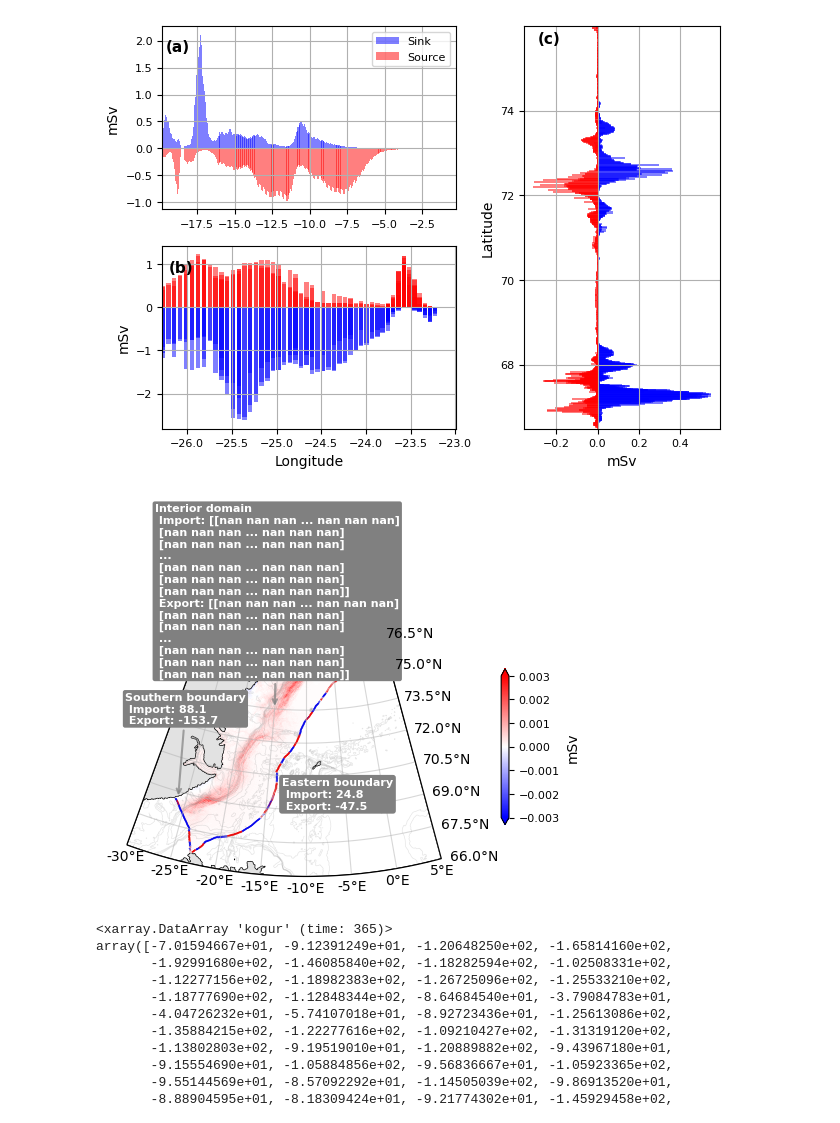
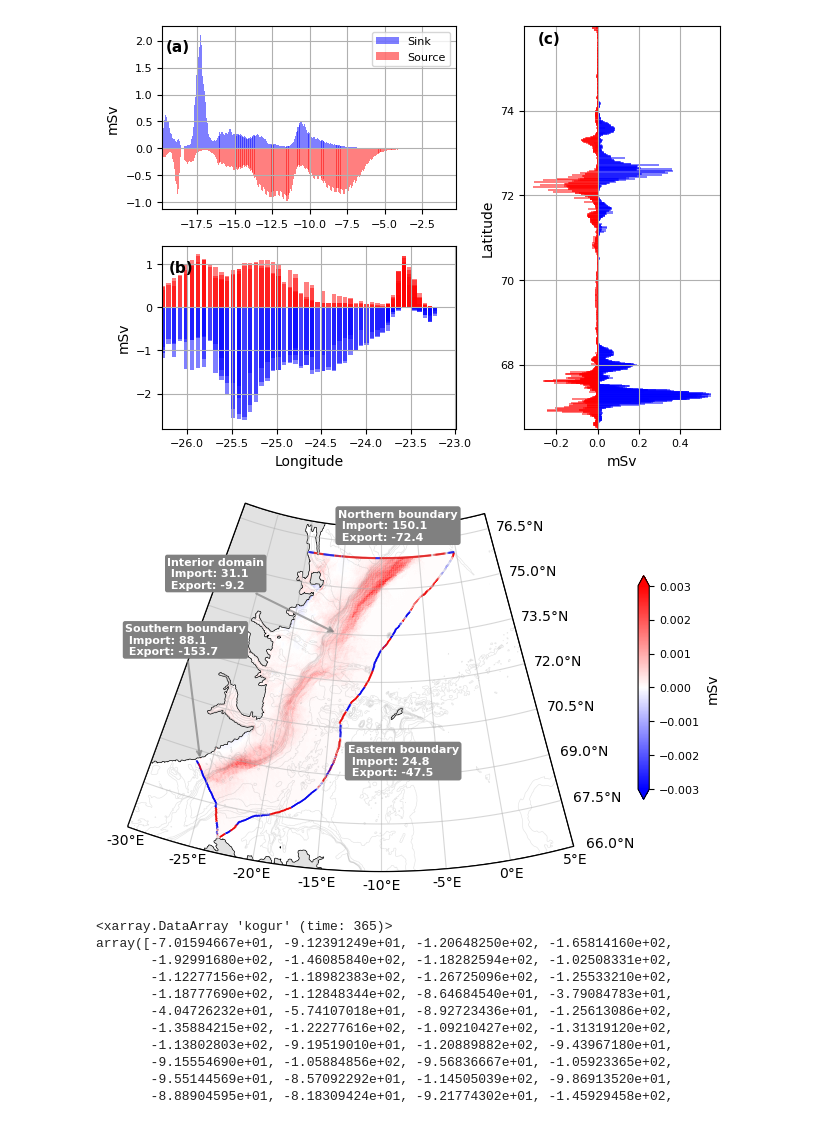
Before and after one commit to EirikKvamme/MScEirik, a Jupyter notebook: FW_budget/Full_FW_budget_76N.ipynb, the cells around one changed output. Saved outputs shown, nothing was run; the diff lists cells and outputs as text; code cells hidden in the pictures.

Commit message:
Fixed figures, and removed overlap between the boundaries and the interior domain

```diff
--- a/FW_budget/Full_FW_budget_76N.ipynb
+++ b/FW_budget/Full_FW_budget_76N.ipynb
@@ -175,0 +167,15 @@ Text(0.5, 1.0, 'Masked Data')
+# %%
+# Remove overlap from the interior domain with the boundaries
+
+XC_mask = XC_north + XC_east1 + XC_east2 + XC_south
+
+YC_mask = YC_north + YC_east1 + YC_east2 + YC_south
+
+# Ensure the lists are the same length
+assert len(XC_mask) == len(YC_mask), "XC_mask and YC_mask must be the same length"
+
+mask2_cond = depth.where(~mask)
+cond_bound = xr.ones_like(mask2_cond, dtype=bool)
+
+for x, y in zip(XC_mask, YC_mask):
+    cond_bound.loc[{"X": x, "Y": y}] = False
@@ -278,13 +340,7 @@ Attributes:
     standard_name:  oceFWflx
     long_name:      net surface Fresh-Water flux into the ocean (+=down), >0 ...
 # %%
-FW_input = FW_input.where(~mask)*area/1000 * 1/1000 # One m^3 is 1000L == 1000kg, thus to convert it into mSv we divide by 1/1000000
+# Convert the FW flux of the interior to mSv
 
-
+FW_input = FW_input.where(~mask).where(cond_bound)*area/1000 * 1/1000 # One m^3 is 1000L == 1000kg, thus to convert it into mSv we divide by 1/1000000
 FW_input_mean = FW_input.mean(dim='time')
-#FW_input2_mean = FW_input2.mean(dim='time')*area/1000 * 1/1000
-
-#FW_input3 = FW_input_m['SIempmr'].resample(time='D').mean(dim='time').where(~mask)*area/1000 * 1/1000
-#FW_input3_mean = FW_input3.mean(dim='time')
-# FW_input4 = FW_input_m['EXFevap'].resample(time='D').mean(dim='time').where(~mask)*area/1000
-# FW_input5 = FW_input_m['EXFpreci'].resample(time='D').mean(dim='time').where(~mask)*area/1000
@@ -645,36 +737,33 @@ codes = [Path.MOVETO] + [Path.LINETO] * (len(verts_proj) - 1) + [Path.CLOSEPOLY]
 path = Path(np.vstack([verts_proj, verts_proj[0]]), codes)
 patch = PathPatch(path, transform=ax.transData, edgecolor='black', facecolor='none')
 ax.add_patch(patch)
 
 # Set the boundary using the transformed path
 ax.set_boundary(patch.get_path(), transform=ax.transData)
 
 # Add gridlines without labels
 gl = ax.gridlines(draw_labels=False,alpha=0.5)
 
 # Manually add the labels for the bottom and right sides
 xticks = np.arange(extent[0]-10, extent[1]-10 + 1, 5)  # Adjust the range and step as needed
 yticks = np.arange(extent[2], extent[3] + 1, 1.5)  # Adjust the range and step as needed
 
 # Add bottom labels
 for xtick in xticks:
     ax.text(xtick, extent[2]-0.2, f'{xtick}°E', transform=ccrs.PlateCarree(),
             fontsize=10, ha='center', va='top')
 
 # Add right labels
 for ytick in yticks:
     ax.text(extent[1] + 1-10, ytick, f'{ytick}°N', transform=ccrs.PlateCarree(),
             fontsize=10, ha='left', va='center')
 
 
-# Show the plot
-plt.draw()
-
 # Save the figure
 fig.savefig(r'/nird/home/ekv036/MSc/Fig/ModelFWTMap',dpi=300, facecolor='w', edgecolor='w',
           orientation='landscape', format=None,
           transparent=False, bbox_inches=None,pad_inches=0.25)
 # %% [output]
-[figure, old version]
+[figure, new version]
 # %%
 import pandas as pd
```
Also changed, not shown: parts of 28 cells of this notebook.
